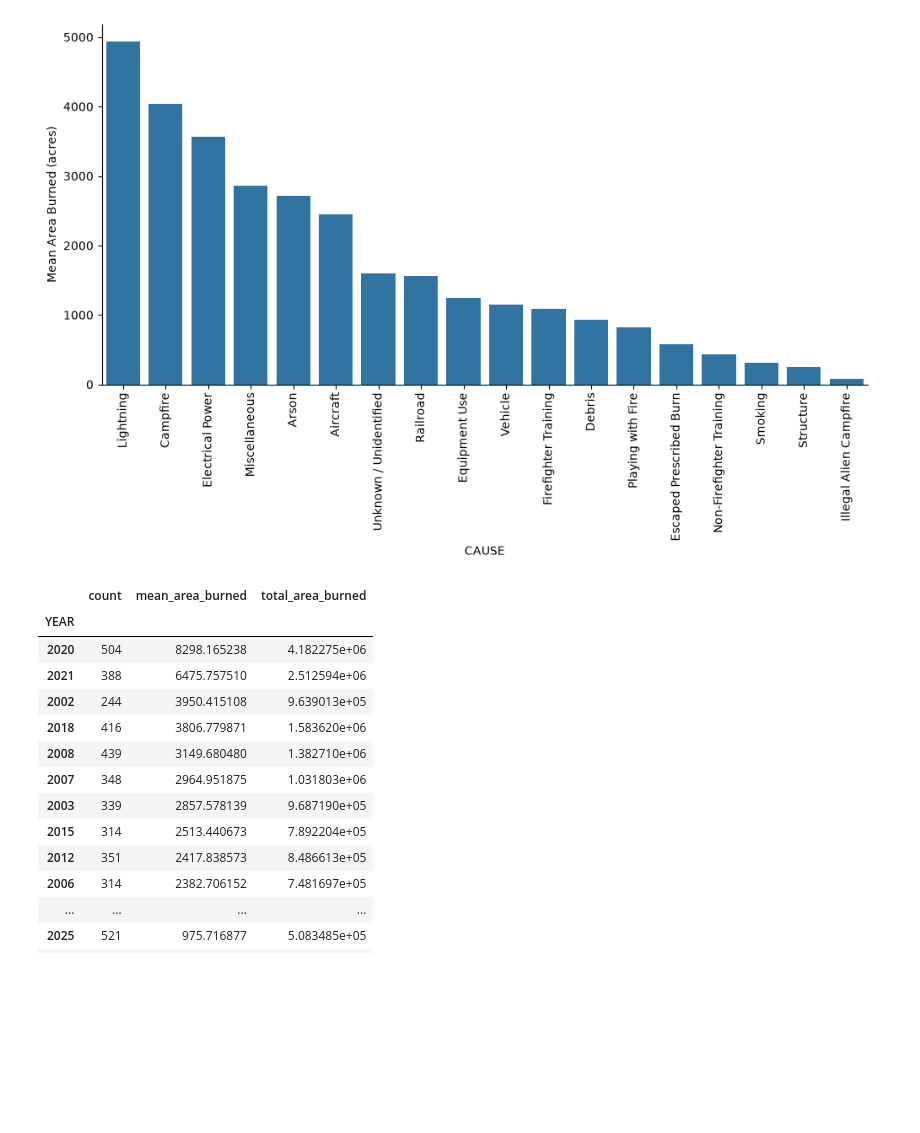
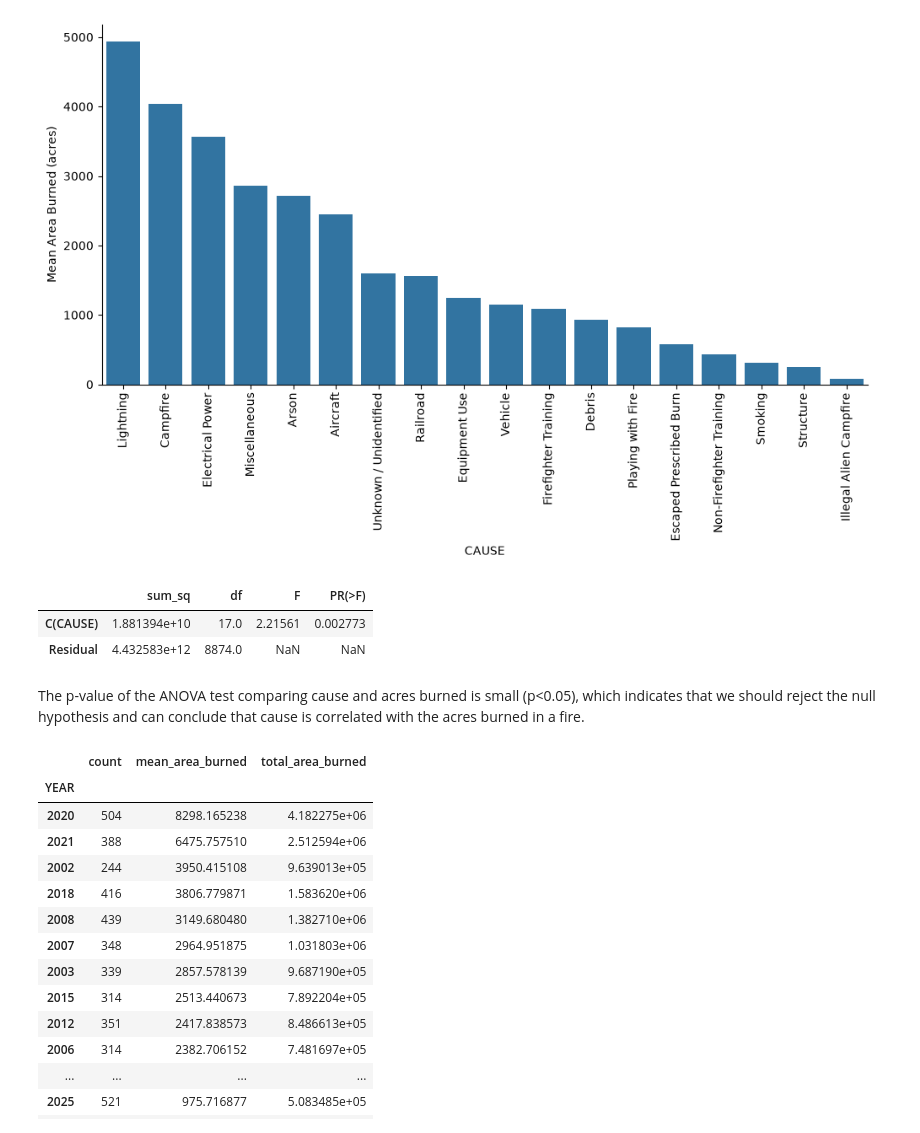
Before and after one commit to elwoodruff/NowellWernerWoodruff, a Jupyter notebook: scripts/dataanalysis.ipynb, the cells around one changed output. Drawn from its saved outputs; the diff is of its cells as text; code cells hidden in the pictures; blank space fills up the shorter version.

Commit message:
ANOVA testing for year and cause

```diff
--- a/scripts/dataanalysis.ipynb
+++ b/scripts/dataanalysis.ipynb
@@ -111,6 +113,17 @@ g.set(
 # %% [output]
 <seaborn.axisgrid.FacetGrid at 0x...>
 [figure]
+# %%
+# Perform ANOVA
+model = ols('GIS_ACRES ~ C(CAUSE)', data=fire25).fit()
+anova_table = sm.stats.anova_lm(model, typ=2)
+anova_table
+# %% [output]
+|  | sum_sq | df | F | PR(>F) |
+| C(CAUSE) | 1.881394e+10 | 17.0 | 2.21561 | 0.002773 |
+| Residual | 4.432583e+12 | 8874.0 | NaN | NaN |
+# %% [markdown]
+The p-value of the ANOVA test comparing cause and acres burned is small (p<0.05), which indicates that we should reject the null hypothesis and can conclude that cause is correlated with the acres burned in a fire.
 # %%
 # Create year summary data frame/table
 year_summary = (fire25.groupby(['YEAR'])
```
Also changed, not shown: parts of 3 cells of this notebook.
